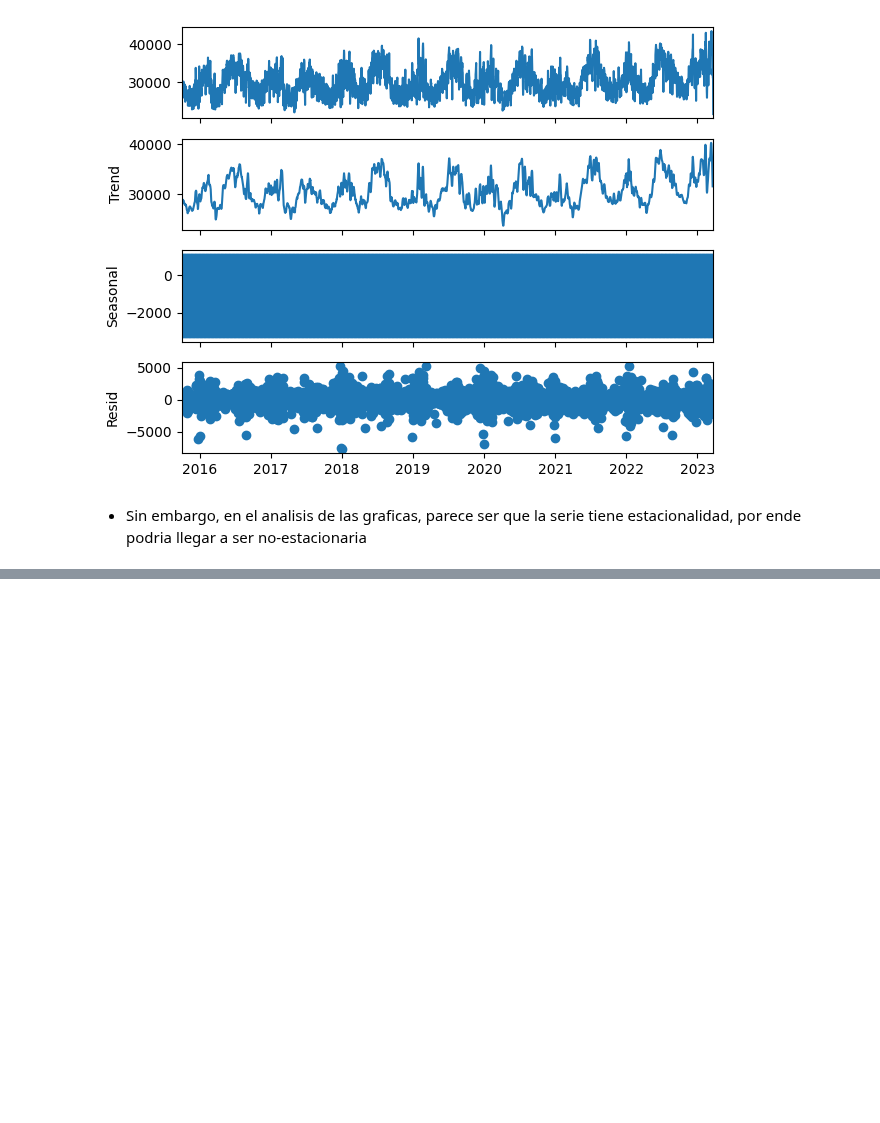
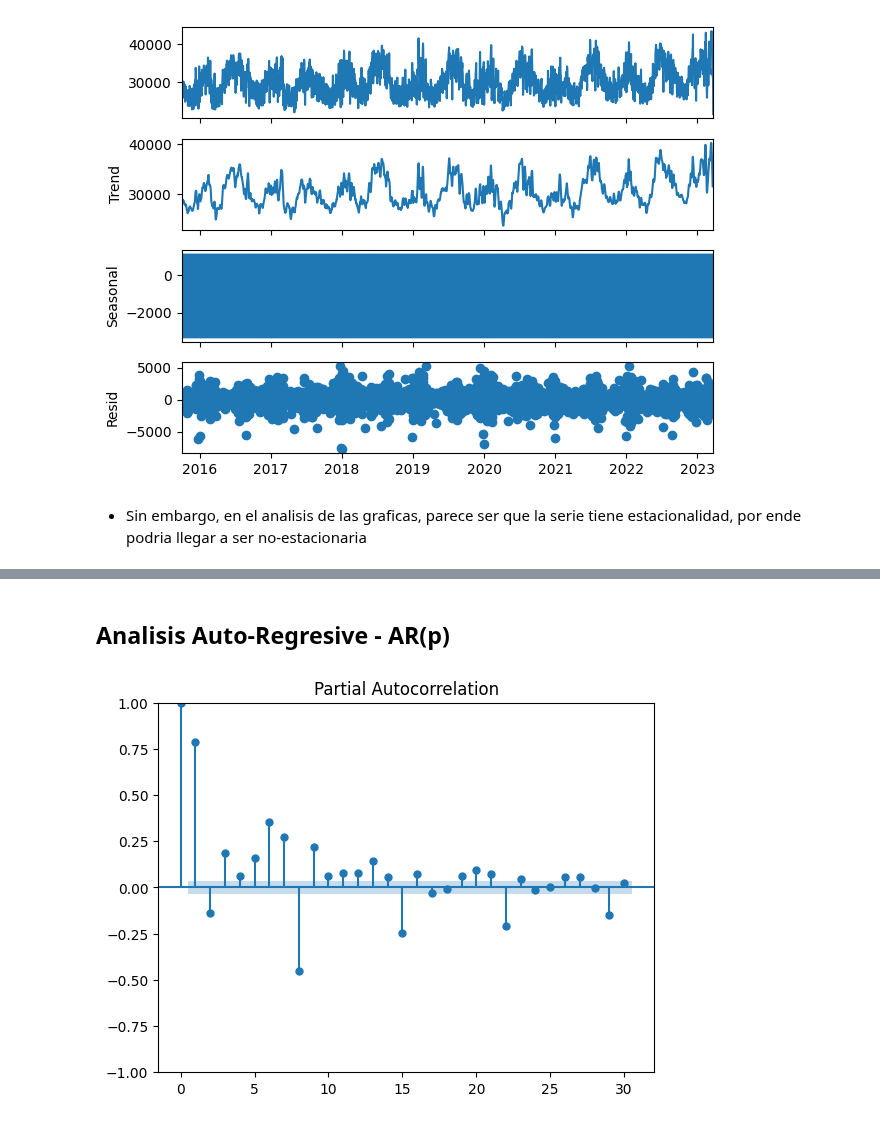
Before and after one commit to AndresMontesDeOca/TimeSeries, a Jupyter notebook: TP1.ipynb, the cells around one changed output, grey strips where cells are left out. Saved outputs shown, nothing was run; the diff lists cells and outputs as text; code cells hidden in the pictures; blank space fills up the shorter version.

```diff
--- a/TP1.ipynb
+++ b/TP1.ipynb
@@ -192,0 +219,9 @@ plt.show()
+# %% [markdown]
+## Analisis Auto-Regresive - AR(p)
+# %%
+from statsmodels.graphics.tsaplots import plot_pacf
+
+plot_pacf(data, lags=30)
+plt.show()
+# %% [output]
+[figure, added]
```
Also changed, not shown: parts of 7 cells of this notebook.
